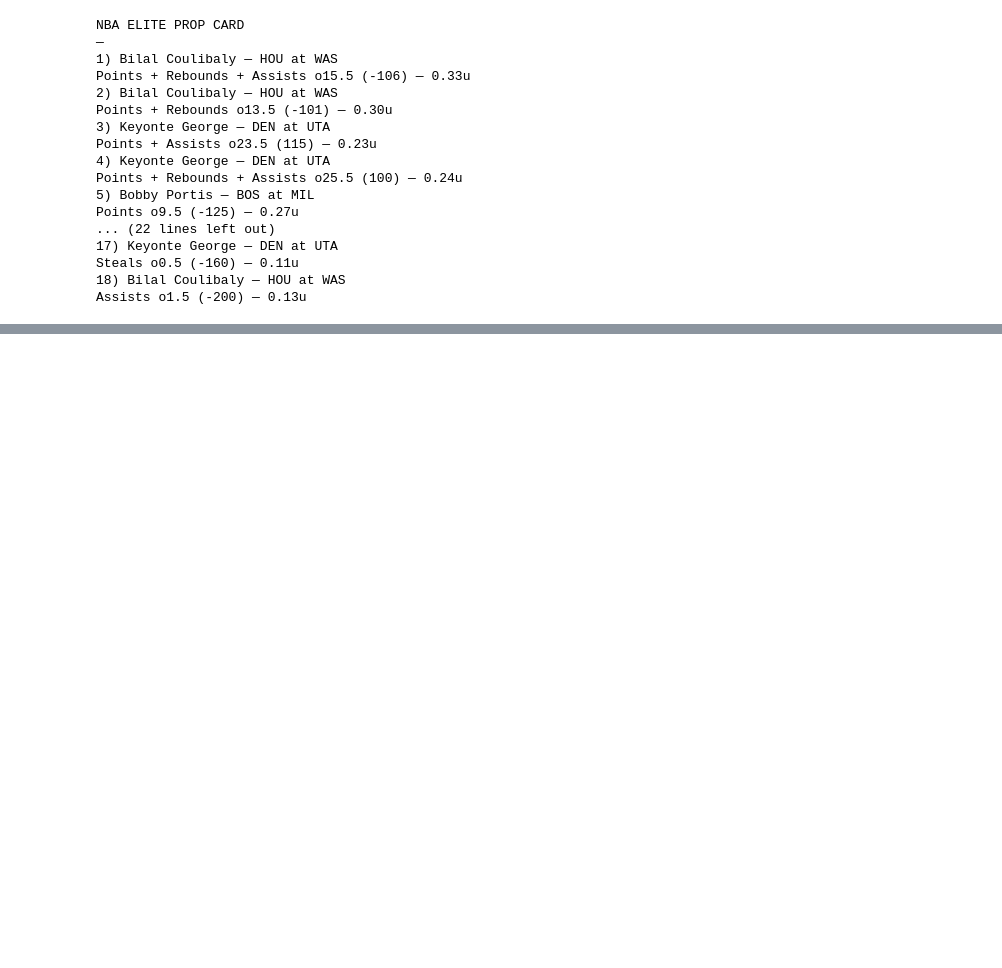
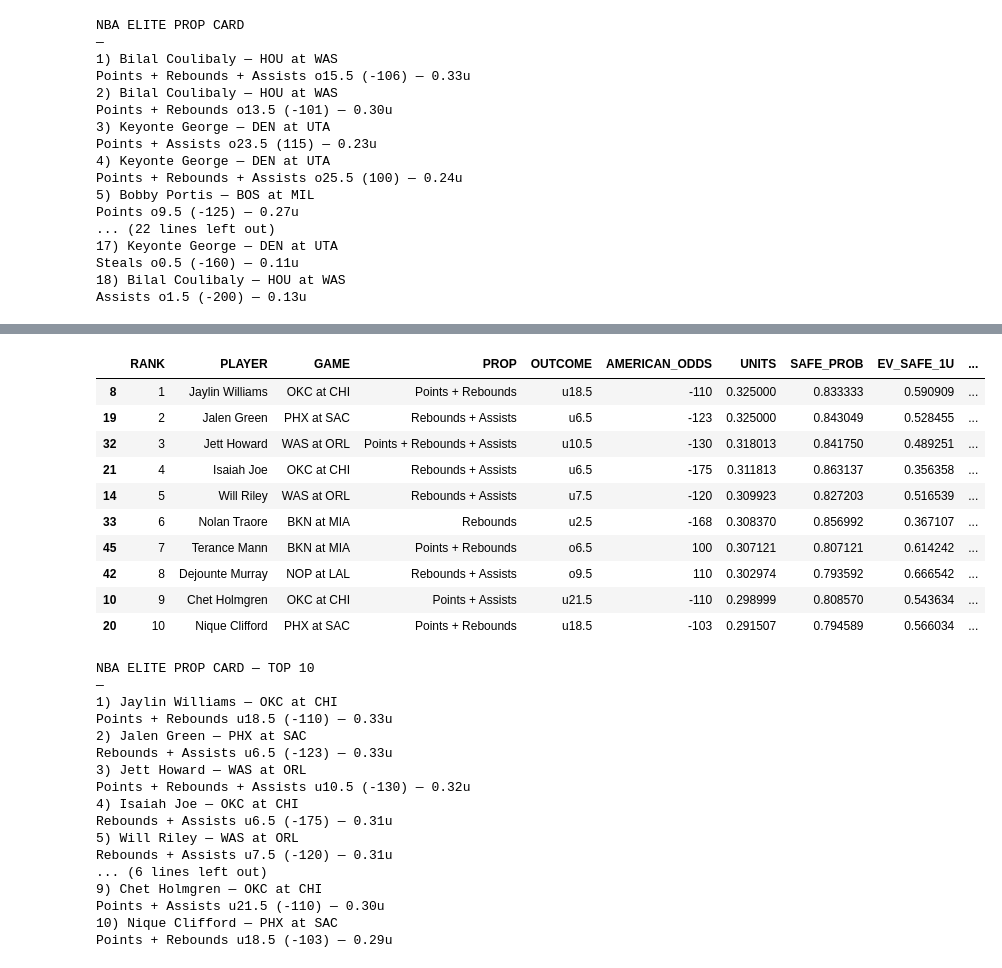
Before and after one commit to dchav12/New-stable-, a Jupyter notebook: NBA_Prop_Hit_Sheet.ipynb, the cells around one changed output, grey strips where cells are left out. Drawn from its saved outputs; the diff is of its cells as text; code cells hidden in the pictures; blank space fills up the shorter version.

```diff
--- a/NBA_Prop_Hit_Sheet.ipynb
+++ b/NBA_Prop_Hit_Sheet.ipynb
@@ -3858,0 +8369,77 @@ Assists o1.5 (-200) — 0.13u
+# %%
+# ==========================================
+# EXPAND TO TOP 10 (same strict logic)
+# ==========================================
+import numpy as np
+import pandas as pd
+
+TOP_N = 10  # <-- expand to 10
+
+edge_pts = (df["SAFE_PROB_START"] - df["BOOK_PROB"]) * 100.0
+gate = (
+    (df["EV_SAFE_1U_START"] > 0) &
+    (edge_pts >= 3.0) &
+    (df["UNITS_START"] > 0)
+)
+
+pool = df.loc[gate].copy()
+
+# Rank priority
+pool = pool.sort_values(
+    ["UNITS_START", "EV_SAFE_1U_START"],
+    ascending=False
+)
+
+# Keep best per player (prevents 5 Jaylin props again)
+pool = pool.drop_duplicates(subset=["PLAYER"], keep="first")
+
+card10 = pool.head(TOP_N).copy()
+card10["RANK"] = range(1, len(card10)+1)
+
+card10_out = card10[[
+    "RANK","PLAYER","GAME","PROP","OUTCOME",
+    "AMERICAN_ODDS","UNITS_START",
+    "SAFE_PROB_START","EV_SAFE_1U_START",
+    "IS_PROJECTED_STARTER"
+]].rename(columns={
+    "UNITS_START":"UNITS",
+    "SAFE_PROB_START":"SAFE_PROB",
+    "EV_SAFE_1U_START":"EV_SAFE_1U"
+})
+
+display(card10_out)
+
+print("\nNBA ELITE PROP CARD — TOP 10")
+print("—")
+for _, r in card10_out.iterrows():
+    print(f"{int(r['RANK'])}) {r['PLAYER']} — {r['GAME']}")
+    print(f"{r['PROP']} {r['OUTCOME']} ({int(r['AMERICAN_ODDS'])}) — {float(r['UNITS']):.2f}u")
+# %% [output]
+|  | RANK | PLAYER | GAME | PROP | OUTCOME | AMERICAN_ODDS | UNITS | SAFE_PROB | EV_SAFE_1U | ... |
+| 8 | 1 | Jaylin Williams | OKC at CHI | Points + Rebounds | u18.5 | -110 | 0.325000 | 0.833333 | 0.590909 | ... |
+| 19 | 2 | Jalen Green | PHX at SAC | Rebounds + Assists | u6.5 | -123 | 0.325000 | 0.843049 | 0.528455 | ... |
+| 32 | 3 | Jett Howard | WAS at ORL | Points + Rebounds + Assists | u10.5 | -130 | 0.318013 | 0.841750 | 0.489251 | ... |
+| 21 | 4 | Isaiah Joe | OKC at CHI | Rebounds + Assists | u6.5 | -175 | 0.311813 | 0.863137 | 0.356358 | ... |
+| 14 | 5 | Will Riley | WAS at ORL | Rebounds + Assists | u7.5 | -120 | 0.309923 | 0.827203 | 0.516539 | ... |
+| 33 | 6 | Nolan Traore | BKN at MIA | Rebounds | u2.5 | -168 | 0.308370 | 0.856992 | 0.367107 | ... |
+| 45 | 7 | Terance Mann | BKN at MIA | Points + Rebounds | o6.5 | 100 | 0.307121 | 0.807121 | 0.614242 | ... |
+| 42 | 8 | Dejounte Murray | NOP at LAL | Rebounds + Assists | o9.5 | 110 | 0.302974 | 0.793592 | 0.666542 | ... |
+| 10 | 9 | Chet Holmgren | OKC at CHI | Points + Assists | u21.5 | -110 | 0.298999 | 0.808570 | 0.543634 | ... |
+| 20 | 10 | Nique Clifford | PHX at SAC | Points + Rebounds | u18.5 | -103 | 0.291507 | 0.794589 | 0.566034 | ... |
+NBA ELITE PROP CARD — TOP 10
+—
+1) Jaylin Williams — OKC at CHI
+Points + Rebounds u18.5 (-110) — 0.33u
+2) Jalen Green — PHX at SAC
+Rebounds + Assists u6.5 (-123) — 0.33u
+3) Jett Howard — WAS at ORL
+Points + Rebounds + Assists u10.5 (-130) — 0.32u
+4) Isaiah Joe — OKC at CHI
+Rebounds + Assists u6.5 (-175) — 0.31u
+5) Will Riley — WAS at ORL
+Rebounds + Assists u7.5 (-120) — 0.31u
+... (6 lines left out)
+9) Chet Holmgren — OKC at CHI
+Points + Assists u21.5 (-110) — 0.30u
+10) Nique Clifford — PHX at SAC
+Points + Rebounds u18.5 (-103) — 0.29u
```
Also changed, not shown: parts of 39 cells of this notebook.
